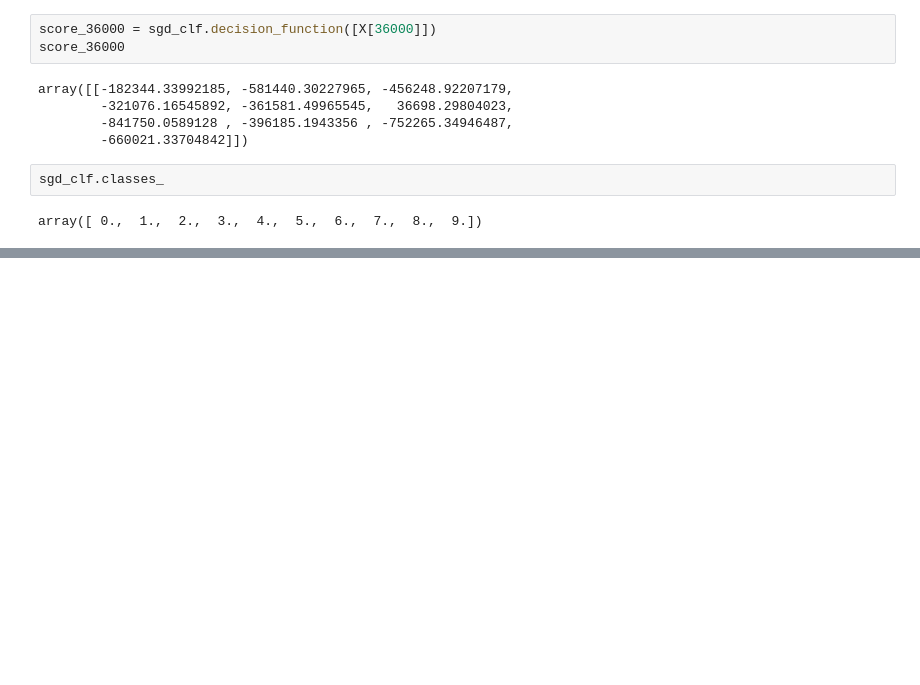
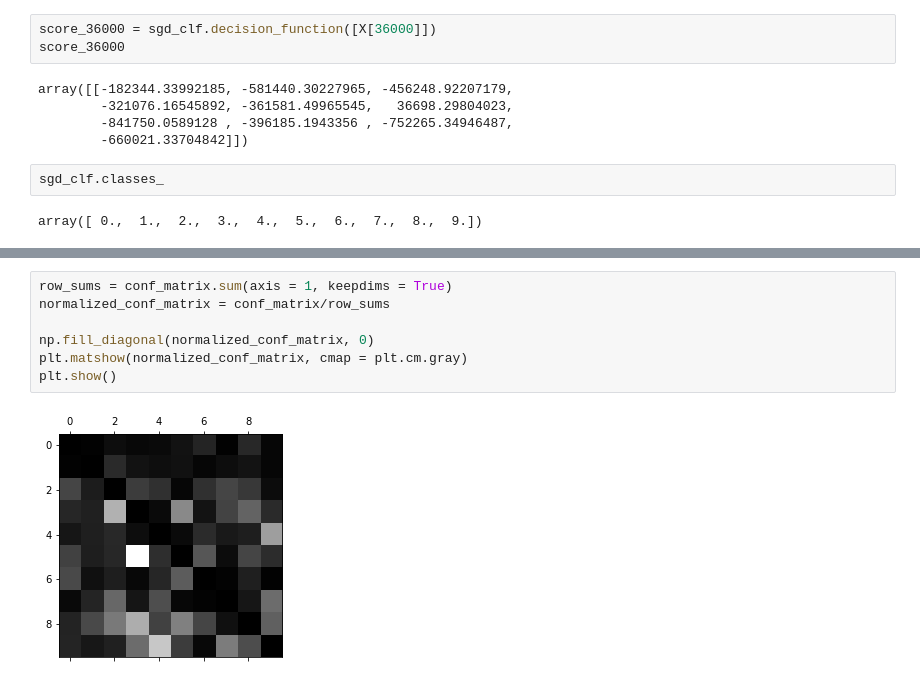
Before and after one commit to koosoku/machine-learning, a Jupyter notebook: MNIST.ipynb, the cells around one changed output, grey strips where cells are left out. Saved outputs shown, nothing was run; the diff lists cells and outputs as text; blank space fills up the shorter version.

```diff
--- a/MNIST.ipynb
+++ b/MNIST.ipynb
@@ -264,0 +327,9 @@ array([ 5.])
+# %%
+row_sums = conf_matrix.sum(axis = 1, keepdims = True)
+normalized_conf_matrix = conf_matrix/row_sums
+
+np.fill_diagonal(normalized_conf_matrix, 0)
+plt.matshow(normalized_conf_matrix, cmap = plt.cm.gray)
+plt.show()
+# %% [output]
+[figure, added]
```
Also changed, not shown: parts of 12 cells of this notebook, 1 other file.
